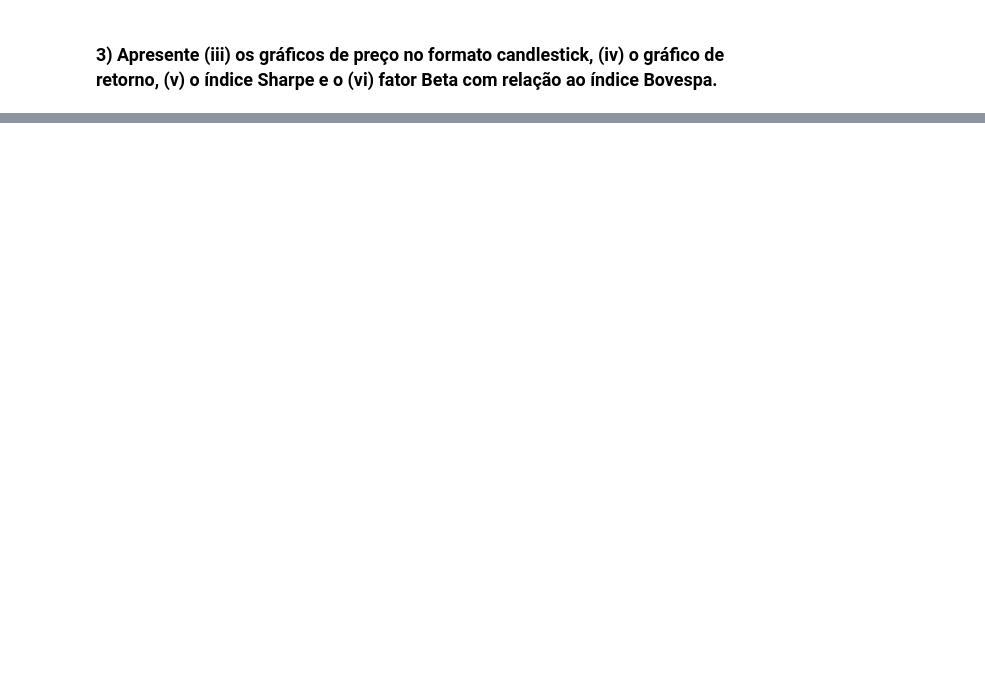
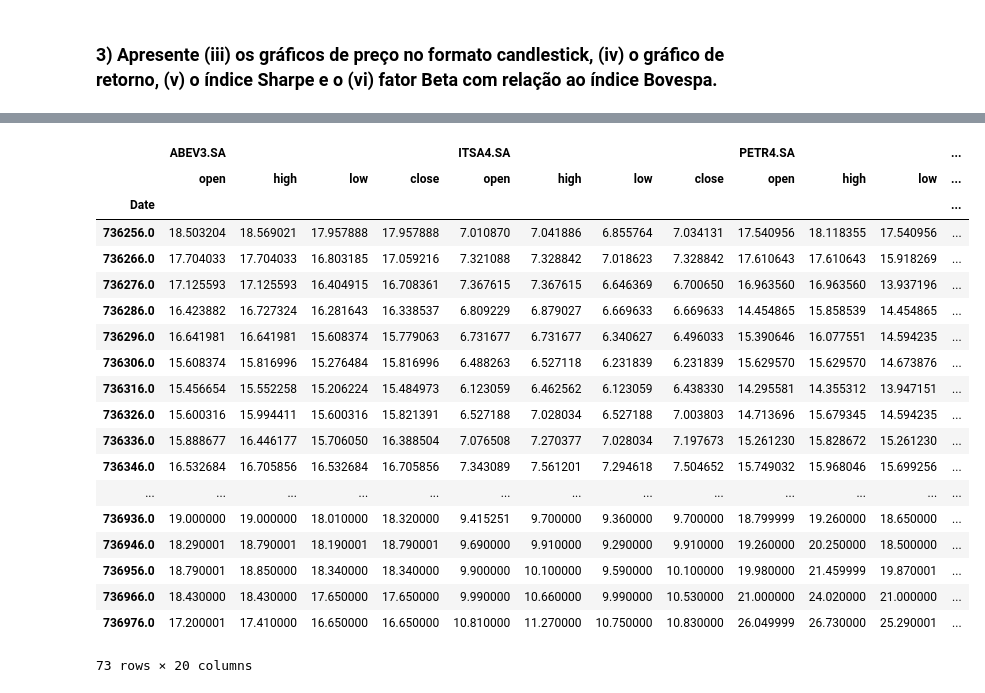
Before and after one commit to EduardoSSR/Financial-Engineering, a Jupyter notebook: Trabalhos/Trabalho_1.ipynb, the cells around one changed output, grey strips where cells are left out. Cells and saved outputs as stored; diff of their text form; code cells hidden in the pictures; blank space fills up the shorter version.

```diff
--- a/Trabalhos/Trabalho_1.ipynb
+++ b/Trabalhos/Trabalho_1.ipynb
@@ -441,0 +350,3 @@ dfHBOR3 = read('HBOR3').fillna(0)
+# %%
+better_5 = pd.concat([baixar[0:3],baixar[4:6]])
+better_5 = better_5.set_index([[0,1,2,3,4]])
@@ -441,0 +362,2 @@ dfHBOR3 = read('HBOR3').fillna(0)
+# %%
+escolhidos = read_ativ(better_5['Code'])
@@ -441,0 +367,2 @@ dfHBOR3 = read('HBOR3').fillna(0)
+# %%
+escolhidos_ohlc = escolhidos['Adj Close'].resample('10D').ohlc()
@@ -441,0 +371,3 @@ dfHBOR3 = read('HBOR3').fillna(0)
+# %%
+escolhidos_ohlc.reset_index(level=0, inplace=True)
+escolhidos_ohlc['Date']=escolhidos_ohlc['Date'].map(mdates.date2num)
@@ -441,0 +408,23 @@ dfHBOR3 = read('HBOR3').fillna(0)
+# %%
+escolhidos_ohlc.set_index('Date')
+# %% [output]
+|  | ABEV3.SA |  |  |  | ITSA4.SA |  |  |  | PETR4.SA |  |  | ... |
+|  | open | high | low | close | open | high | low | close | open | high | low | ... |
+| Date |  |  |  |  |  |  |  |  |  |  |  | ... |
+| 736256.0 | 18.503204 | 18.569021 | 17.957888 | 17.957888 | 7.010870 | 7.041886 | 6.855764 | 7.034131 | 17.540956 | 18.118355 | 17.540956 | ... |
+| 736266.0 | 17.704033 | 17.704033 | 16.803185 | 17.059216 | 7.321088 | 7.328842 | 7.018623 | 7.328842 | 17.610643 | 17.610643 | 15.918269 | ... |
+| 736276.0 | 17.125593 | 17.125593 | 16.404915 | 16.708361 | 7.367615 | 7.367615 | 6.646369 | 6.700650 | 16.963560 | 16.963560 | 13.937196 | ... |
+| 736286.0 | 16.423882 | 16.727324 | 16.281643 | 16.338537 | 6.809229 | 6.879027 | 6.669633 | 6.669633 | 14.454865 | 15.858539 | 14.454865 | ... |
+| 736296.0 | 16.641981 | 16.641981 | 15.608374 | 15.779063 | 6.731677 | 6.731677 | 6.340627 | 6.496033 | 15.390646 | 16.077551 | 14.594235 | ... |
+| 736306.0 | 15.608374 | 15.816996 | 15.276484 | 15.816996 | 6.488263 | 6.527118 | 6.231839 | 6.231839 | 15.629570 | 15.629570 | 14.673876 | ... |
+| 736316.0 | 15.456654 | 15.552258 | 15.206224 | 15.484973 | 6.123059 | 6.462562 | 6.123059 | 6.438330 | 14.295581 | 14.355312 | 13.947151 | ... |
+| 736326.0 | 15.600316 | 15.994411 | 15.600316 | 15.821391 | 6.527188 | 7.028034 | 6.527188 | 7.003803 | 14.713696 | 15.679345 | 14.594235 | ... |
+| 736336.0 | 15.888677 | 16.446177 | 15.706050 | 16.388504 | 7.076508 | 7.270377 | 7.028034 | 7.197673 | 15.261230 | 15.828672 | 15.261230 | ... |
+| 736346.0 | 16.532684 | 16.705856 | 16.532684 | 16.705856 | 7.343089 | 7.561201 | 7.294618 | 7.504652 | 15.749032 | 15.968046 | 15.699256 | ... |
+| ... | ... | ... | ... | ... | ... | ... | ... | ... | ... | ... | ... | ... |
+| 736936.0 | 19.000000 | 19.000000 | 18.010000 | 18.320000 | 9.415251 | 9.700000 | 9.360000 | 9.700000 | 18.799999 | 19.260000 | 18.650000 | ... |
+| 736946.0 | 18.290001 | 18.790001 | 18.190001 | 18.790001 | 9.690000 | 9.910000 | 9.290000 | 9.910000 | 19.260000 | 20.250000 | 18.500000 | ... |
+| 736956.0 | 18.790001 | 18.850000 | 18.340000 | 18.340000 | 9.900000 | 10.100000 | 9.590000 | 10.100000 | 19.980000 | 21.459999 | 19.870001 | ... |
+| 736966.0 | 18.430000 | 18.430000 | 17.650000 | 17.650000 | 9.990000 | 10.660000 | 9.990000 | 10.530000 | 21.000000 | 24.020000 | 21.000000 | ... |
+| 736976.0 | 17.200001 | 17.410000 | 16.650000 | 16.650000 | 10.810000 | 11.270000 | 10.750000 | 10.830000 | 26.049999 | 26.730000 | 25.290001 | ... |
+73 rows × 20 columns
```
Also changed, not shown: parts of 26 cells of this notebook, 1 other file.
